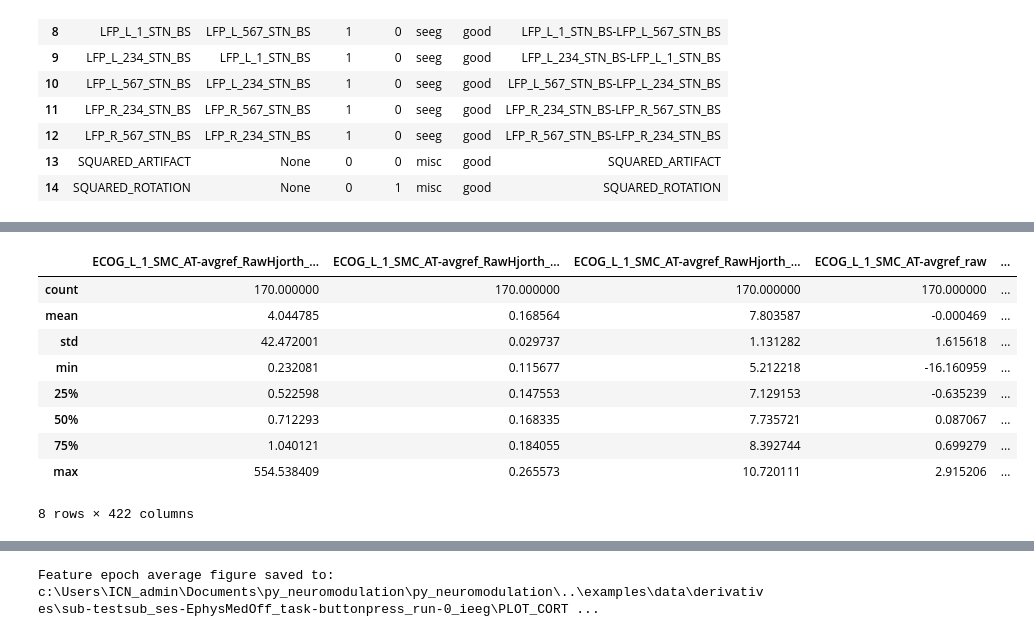
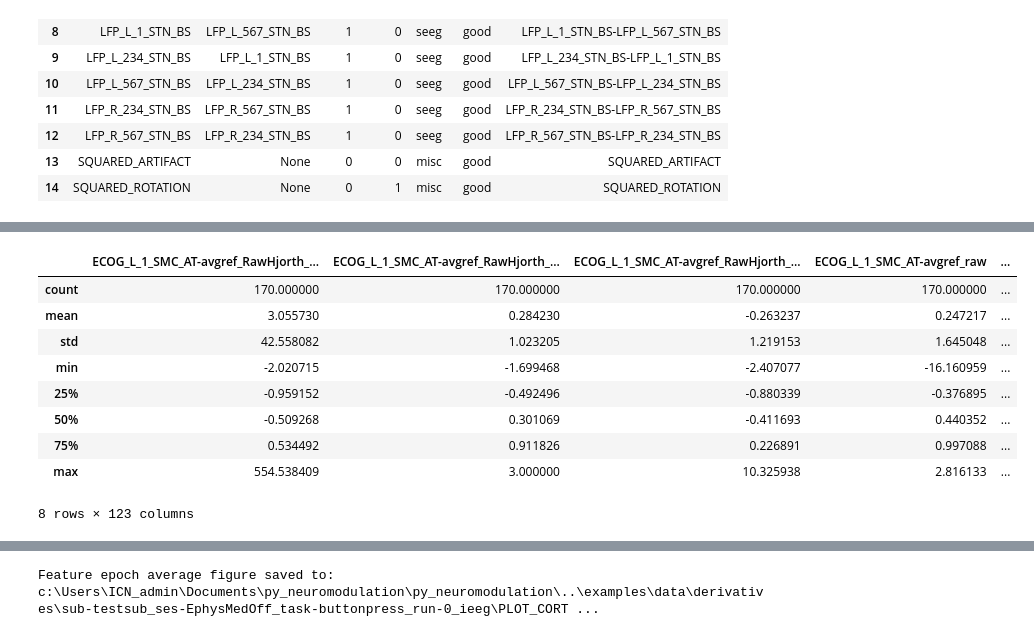
Before and after one commit to neuromodulation/py_neuromodulation, a Jupyter notebook: example_BIDS.ipynb, the cells around one changed output, grey strips where cells are left out. Cells and saved outputs as stored; diff of their text form; code cells hidden in the pictures.

```diff
--- a/example_BIDS.ipynb
+++ b/example_BIDS.ipynb
@@ -19,7 +6,22 @@ PATH_OUT = os.path.join(
+# %%
+RUN_NAME = "sub-testsub_ses-EphysMedOff_task-buttonpress_run-0"
+PATH_RUN = os.path.join(
+    os.path.abspath(os.path.join("examples", "data")),
+    "sub-testsub",
+    "ses-EphysMedOff",
+    "ieeg",
+    RUN_NAME,
+)
+PATH_BIDS = os.path.abspath(os.path.join("examples", "data"))
+PATH_OUT = os.path.abspath(os.path.join("examples", "data", "derivatives"))
 # %%
-pn_stream = nm_BidsStream.BidsStream(
+nm_BIDS = nm_BidsStream.BidsStream(
     PATH_RUN=PATH_RUN,
     PATH_BIDS=PATH_BIDS,
-    PATH_OUT=PATH_OUT
+    PATH_OUT=PATH_OUT,
+    LIMIT_DATA=False,
+    VERBOSE=True,
+    target_keywords=("SQUARED_ROTATION",),
+    used_types=("ecog", "seeg"),
 )
 # %% [output]
@@ -74,5 +76,5 @@ pn_stream.settings
 # %%
-pn_stream.run_bids()
+nm_BIDS.run_bids()
 # %% [output]
 No Error occurred when testing the settings.
 No data specified. Sanity checks related to the length of the signal relative to the filter order will be skipped.
@@ -110,16 +112,16 @@ pn_stream.feature_arr
 # %%
-pn_stream.feature_arr.describe()
+nm_BIDS.feature_arr.describe()
 # %% [output]
 |  | ECOG_L_1_SMC_AT-avgref_RawHjorth_... | ECOG_L_1_SMC_AT-avgref_RawHjorth_... | ECOG_L_1_SMC_AT-avgref_RawHjorth_... | ECOG_L_1_SMC_AT-avgref_raw | ... |
 | count | 170.000000 | 170.000000 | 170.000000 | 170.000000 | ... |
-| mean | 4.044785 | 0.168564 | 7.803587 | -0.000469 | ... |
-| std | 42.472001 | 0.029737 | 1.131282 | 1.615618 | ... |
-| min | 0.232081 | 0.115677 | 5.212218 | -16.160959 | ... |
-| 25% | 0.522598 | 0.147553 | 7.129153 | -0.635239 | ... |
-| 50% | 0.712293 | 0.168335 | 7.735721 | 0.087067 | ... |
-| 75% | 1.040121 | 0.184055 | 8.392744 | 0.699279 | ... |
-| max | 554.538409 | 0.265573 | 10.720111 | 2.915206 | ... |
+| mean | 3.055730 | 0.284230 | -0.263237 | 0.247217 | ... |
+| std | 42.558082 | 1.023205 | 1.219153 | 1.645048 | ... |
+| min | -2.020715 | -1.699468 | -2.407077 | -16.160959 | ... |
+| 25% | -0.959152 | -0.492496 | -0.880339 | -0.376895 | ... |
+| 50% | -0.509268 | 0.301069 | -0.411693 | 0.440352 | ... |
+| 75% | 0.534492 | 0.911826 | 0.226891 | 0.997088 | ... |
+| max | 554.538409 | 3.000000 | 10.325938 | 2.816133 | ... |
-8 rows × 422 columns
+8 rows × 123 columns
 # %%
 file_name = os.path.basename(PATH_RUN)
 file_name
```
Also changed, not shown: parts of 13 cells of this notebook, 15 other files.
